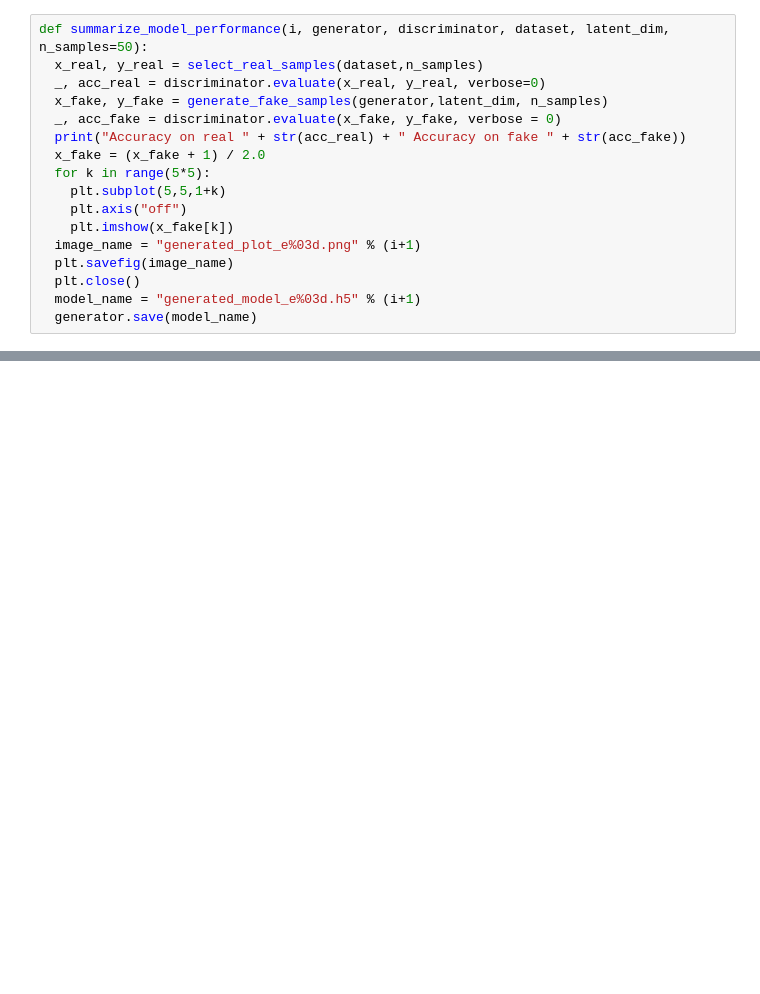
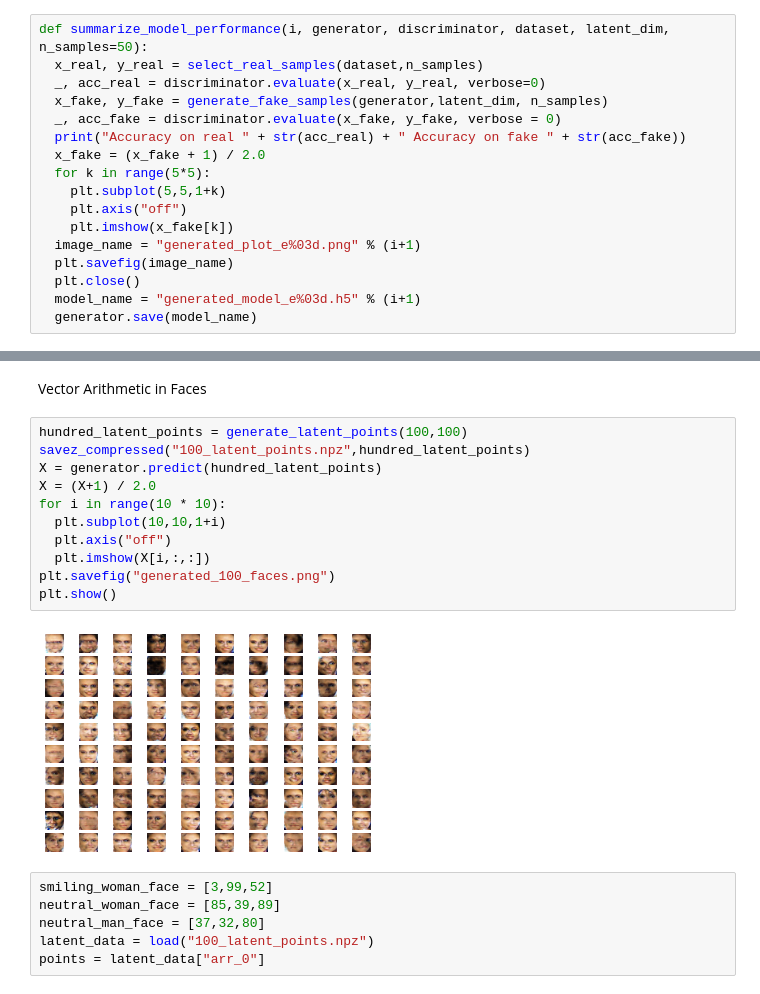
Before and after one commit to sumansid/DCGAN-Keras, a Jupyter notebook: Celeb Face GAN/CelebA_Face_GAN.ipynb, the cells around one changed output, grey strips where cells are left out. Cells and saved outputs as stored; diff of their text form; blank space fills up the shorter version.

```diff
--- a/Celeb Face GAN/CelebA_Face_GAN.ipynb
+++ b/Celeb Face GAN/CelebA_Face_GAN.ipynb
@@ -224,0 +260,21 @@ plt.show()
+# %% [markdown]
+Vector Arithmetic in Faces
+# %%
+hundred_latent_points = generate_latent_points(100,100)
+savez_compressed("100_latent_points.npz",hundred_latent_points)
+X = generator.predict(hundred_latent_points)
+X = (X+1) / 2.0
+for i in range(10 * 10):
+  plt.subplot(10,10,1+i)
+  plt.axis("off")
+  plt.imshow(X[i,:,:])
+plt.savefig("generated_100_faces.png")
+plt.show()
+# %% [output]
+[figure, added]
+# %%
+smiling_woman_face = [3,99,52]
+neutral_woman_face = [85,39,89]
+neutral_man_face = [37,32,80]
+latent_data = load("100_latent_points.npz")
+points = latent_data["arr_0"]
```
Also changed, not shown: parts of 11 cells of this notebook.
